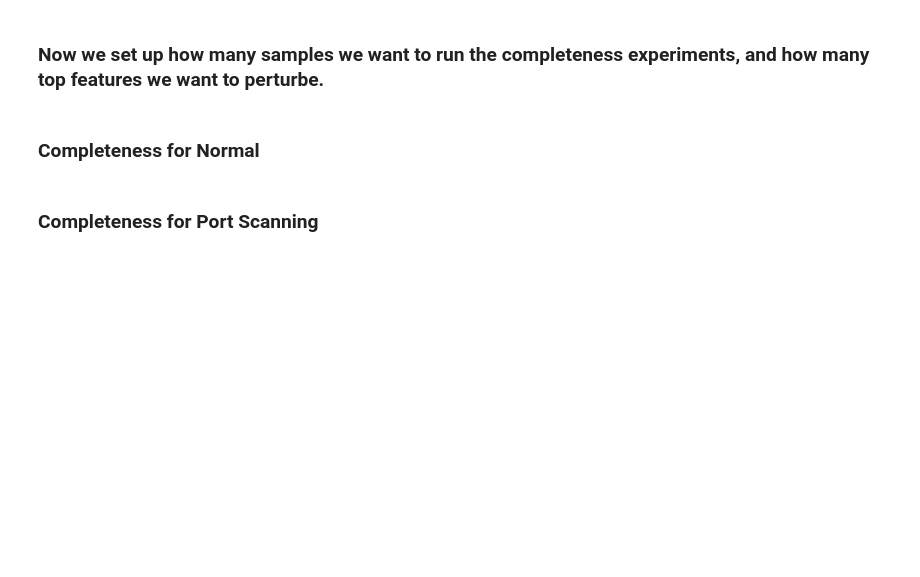
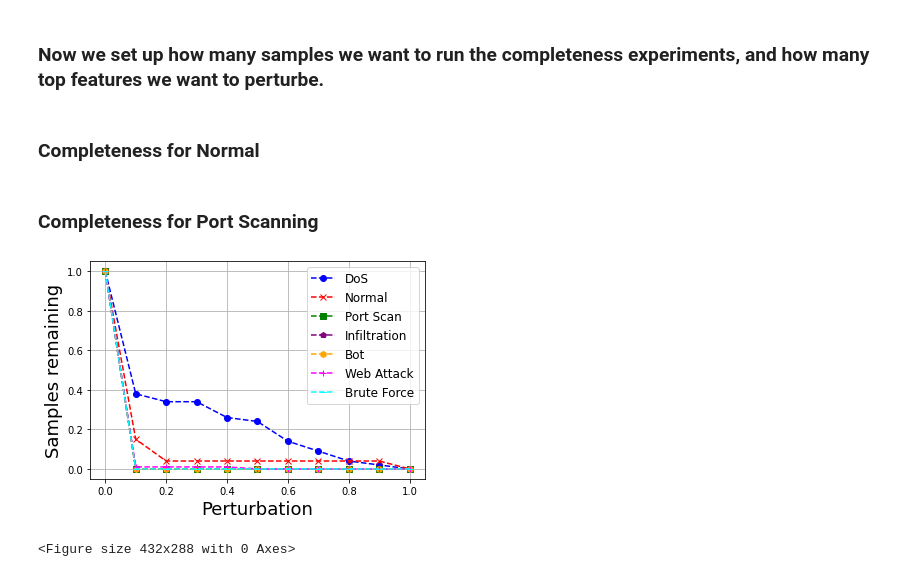
Before and after one commit to ogarreche/XAI_metrics, a Jupyter notebook: CICIDS/RF_LIME_COM_CIC_CHART.ipynb, the cells around one changed output. Cells and saved outputs as stored; diff of their text form; code cells hidden in the pictures; blank space fills up the shorter version.

```diff
--- a/CICIDS/RF_LIME_COM_CIC_CHART.ipynb
+++ b/CICIDS/RF_LIME_COM_CIC_CHART.ipynb
@@ -862,6 +931,6 @@ print(percentage,'%','- samples are complete ')
 # %%
-num_samples = 50
-num_feat_pertubation = 5
+num_samples = K_samples
+num_feat_pertubation = K_feat
 
 p = completeness_all(Web_samples,num_samples,num_feat_pertubation)
 print(p)
@@ -869,3 +938,5 @@ print('Number of Web samples that changed classification: ',p[0])
 print('Number of all samples analyzed: ',p[1])
 percentage = 100*p[0]/p[1]
 print(percentage,'%','- samples are complete ')
+y_axis_web = p[2]
+y_axis_web[-1] = 0
@@ -872,6 +961,6 @@ print(percentage,'%','- samples are complete ')
 # %%
-num_samples = 50
-num_feat_pertubation = 5
+num_samples = K_samples
+num_feat_pertubation = K_feat
 
 p = completeness_all(Brute_samples,num_samples,num_feat_pertubation)
 print(p)
@@ -879,3 +968,5 @@ print('Number of Brute samples that changed classification: ',p[0])
 print('Number of all samples analyzed: ',p[1])
 percentage = 100*p[0]/p[1]
 print(percentage,'%','- samples are complete ')
+y_axis_brute = p[2]
+y_axis_brute[-1] = 0
@@ -893,3 +1002,54 @@ print(percentage,'%','- samples are complete ')
 ### Completeness for Normal
 # %% [markdown]
 ### Completeness for Port Scanning
+# %%
+y_axis_normal = [1.0, 0.15, 0.04, 0.04, 0.04, 0.04, 0.04, 0.04, 0.04, 0.04, 0.00]
+
+y_axis_dos = [1.0, 0.38, 0.34, 0.34, 0.26, 0.24, 0.14, 0.09, 0.04, 0.02, 0.0]
+
+y_axis_ps = [1.0, 0.0, 0.0, 0.0, 0.0, 0.0, 0.0, 0.0, 0.0, 0.0, 0.0]
+# %%
+plt.clf()
+x_axis = [0,.1,.2,.3,.4,.5,.6,.7,.8,.9,1]
+# Plot the first line
+plt.plot(x_axis, y_axis_dos, label='DoS', color='blue', linestyle='--', marker='o')
+
+# # Plot the second line
+plt.plot(x_axis, y_axis_normal, label='Normal', color='red', linestyle='--', marker='x')
+
+# # Plot the third line
+plt.plot(x_axis, y_axis_ps, label='Port Scan', color='green', linestyle='--', marker='s')
+
+# # Plot the fourth line
+plt.plot(x_axis, y_axis_infiltration, label='Infiltration', color='purple', linestyle='--', marker='p')
+
+# # Plot the fifth line
+plt.plot(x_axis, y_axis_bot, label='Bot', color='orange', linestyle='--', marker='h')
+
+# # Plot the sixth line
+plt.plot(x_axis, y_axis_web, label='Web Attack', color='magenta', linestyle='--', marker='+')
+
+# # Plot the seventh line
+plt.plot(x_axis, y_axis_brute, label='Brute Force', color='cyan', linestyle='--', marker='_')
+
+# Enable grid lines (both major and minor grids)
+plt.grid()
+
+# Customize grid lines (optional)
+# plt.grid()
+
+# Add labels and a legend
+plt.xlabel('Perturbation',fontsize = 18)
+plt.ylabel('Samples remaining',fontsize = 18)
+plt.legend(fontsize = 12)
+
+# Set the title of the plot
+# plt.title('Accuracy x Features - SHAP SML')
+
+# Show the plot
+plt.show()
+plt.savefig('GRAPH_PERT_LIME_CIC.png')
+plt.clf()
+# %% [output]
+[figure, added]
+<Figure size 432x288 with 0 Axes>
```
Also changed, not shown: parts of 16 cells of this notebook.
